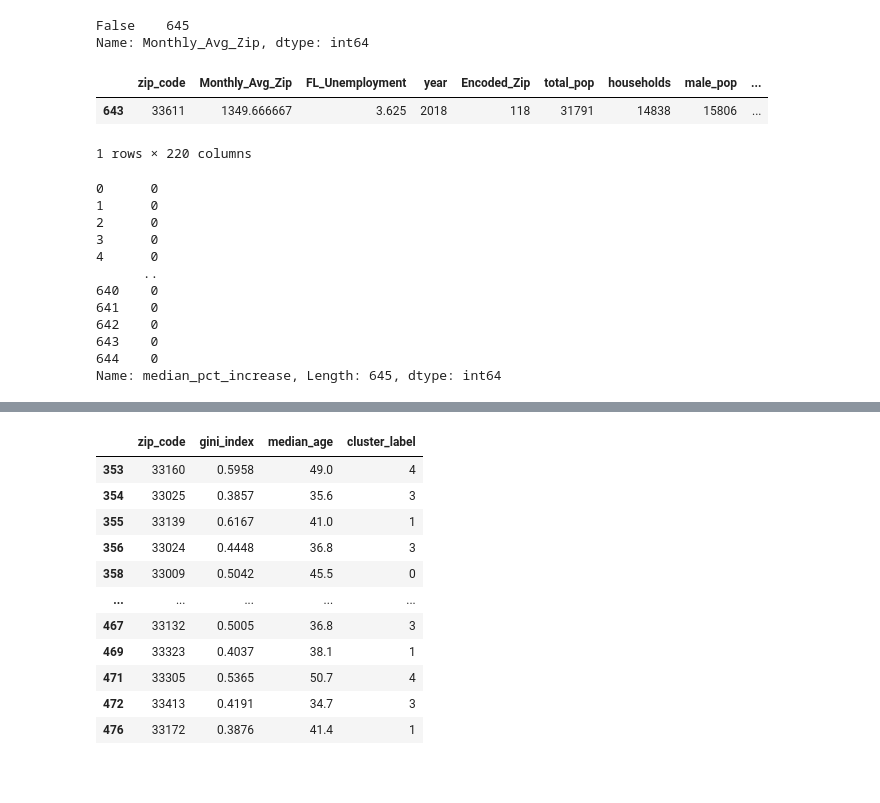
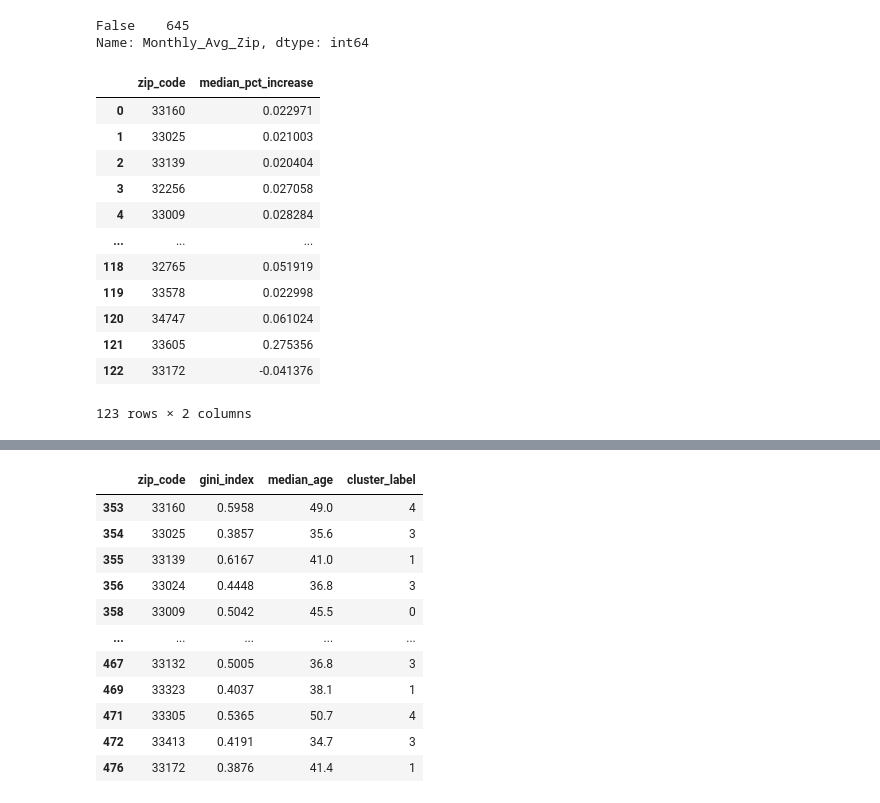
Before and after one commit to TheAidanAu/zillow_rent_index, a Jupyter notebook: JOHN/notebooks/hierarchial_clustering.ipynb, the cells around one changed output, grey strips where cells are left out. Saved outputs shown, nothing was run; the diff lists cells and outputs as text; code cells hidden in the pictures; blank space fills up the shorter version.

Commit message:
median pct rent change

```diff
--- a/JOHN/notebooks/hierarchial_clustering.ipynb
+++ b/JOHN/notebooks/hierarchial_clustering.ipynb
@@ -33,6 +18,3 @@ total_df_col_set = set(total_df.columns)
-# %%
-total_df['median_pct_increase'] = 0
-# total_df
 # %%
 zips = total_df['zip_code'].unique()
 # %%
@@ -41,14 +23,10 @@ total_df['Monthly_Avg_Zip'].eq(0).value_counts()
 False    645
 Name: Monthly_Avg_Zip, dtype: int64
 # %%
-# years = [ 2013, 2014, 2015, 2016, 2017, 2018 ]
+
 year_begin, year_end = 2013, 2018
 pct_change = lambda a, b: ((b-a) / a)
 pct_change_dict = {}
-
-# a_df = total_df[ total_df['zip_code'] == 32765 ]
-# a_df.reset_index()
-# print(a_df)
 
 for z in zips:
     a_df = total_df[ total_df['zip_code'] == z ]
@@ -59,33 +37,24 @@ for z in zips:
         if a > 0 and b > 0:
             pct_change_array.append( pct_change(a, b) )
 
-#         print(  np.median(pct_change_array) )
-        if len
-        pct_change_dict[z] = np.median(pct_change_array)
-
-# #     total_df[ total_df['zip_code'] == z ]['median_pct_increase'] = np.median(pct_change_array)
-
-
-
-# pct_change_array, np.median(pct_change_array)
-a_df
-# pct_change_dict
+        if len(pct_change_array) > 0:
+            pct_change_dict[z] = np.median(pct_change_array)
-# %% [output]
-|  | zip_code | Monthly_Avg_Zip | FL_Unemployment | year | Encoded_Zip | total_pop | households | male_pop | ... |
-| 643 | 33611 | 1349.666667 | 3.625 | 2018 | 118 | 31791 | 14838 | 15806 | ... |
-1 rows × 220 columns
-# %%
-total_df['median_pct_increase']
-# %% [output]
-0      0
-1      0
-2      0
-3      0
-4      0
-      ..
-640    0
-641    0
-642    0
-643    0
-644    0
-Name: median_pct_increase, Length: 645, dtype: int64
+# %%
+mpi_df = pd.DataFrame.from_dict(pct_change_dict, orient='index')
+mpi_df.reset_index(inplace=True)
+mpi_df = temp.rename(columns = {'index':'zip_code', 0:'median_pct_increase' })
+mpi_df
+# %% [output]
+|  | zip_code | median_pct_increase |
+| 0 | 33160 | 0.022971 |
+| 1 | 33025 | 0.021003 |
+| 2 | 33139 | 0.020404 |
+| 3 | 32256 | 0.027058 |
+| 4 | 33009 | 0.028284 |
+| ... | ... | ... |
+| 118 | 32765 | 0.051919 |
+| 119 | 33578 | 0.022998 |
+| 120 | 34747 | 0.061024 |
+| 121 | 33605 | 0.275356 |
+| 122 | 33172 | -0.041376 |
+123 rows × 2 columns
```
Also changed, not shown: parts of 3 cells of this notebook.
